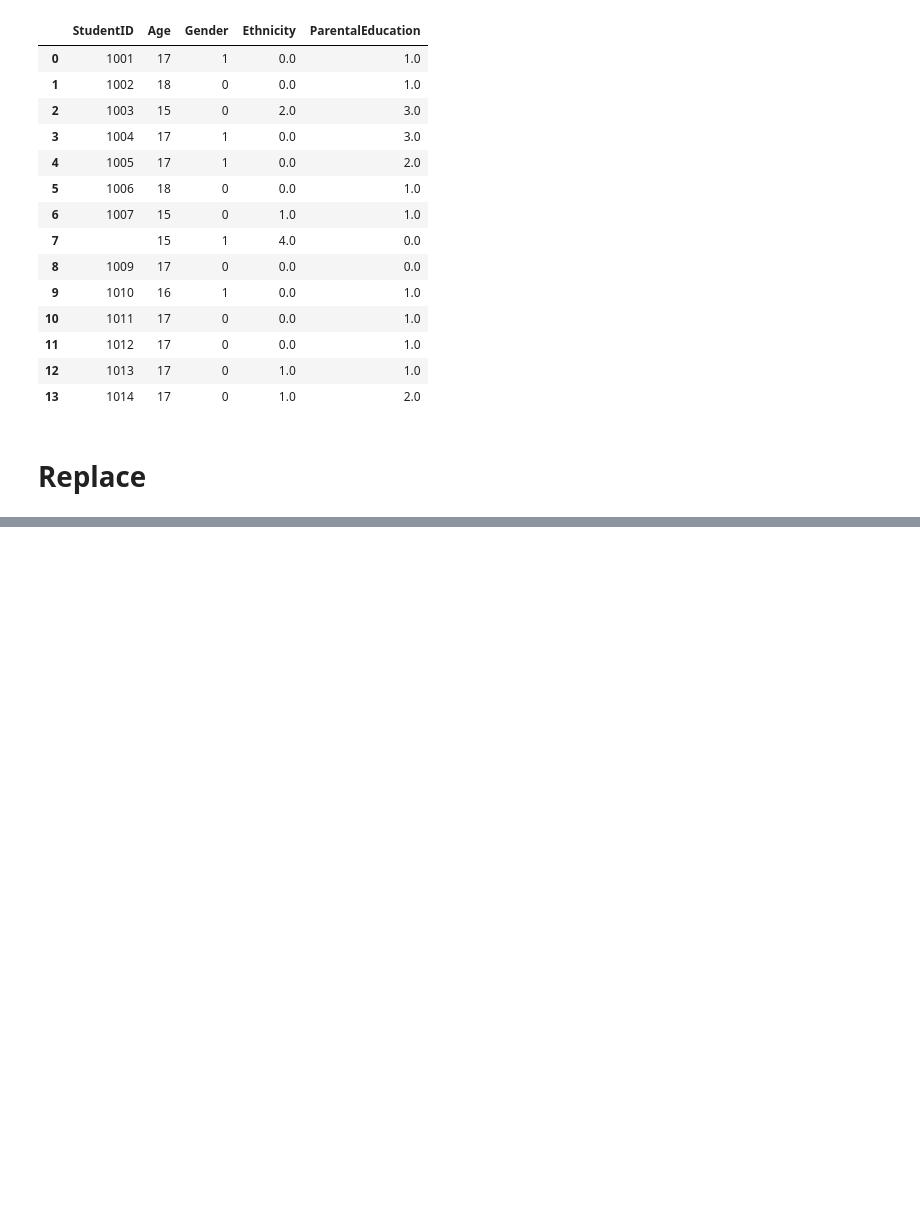
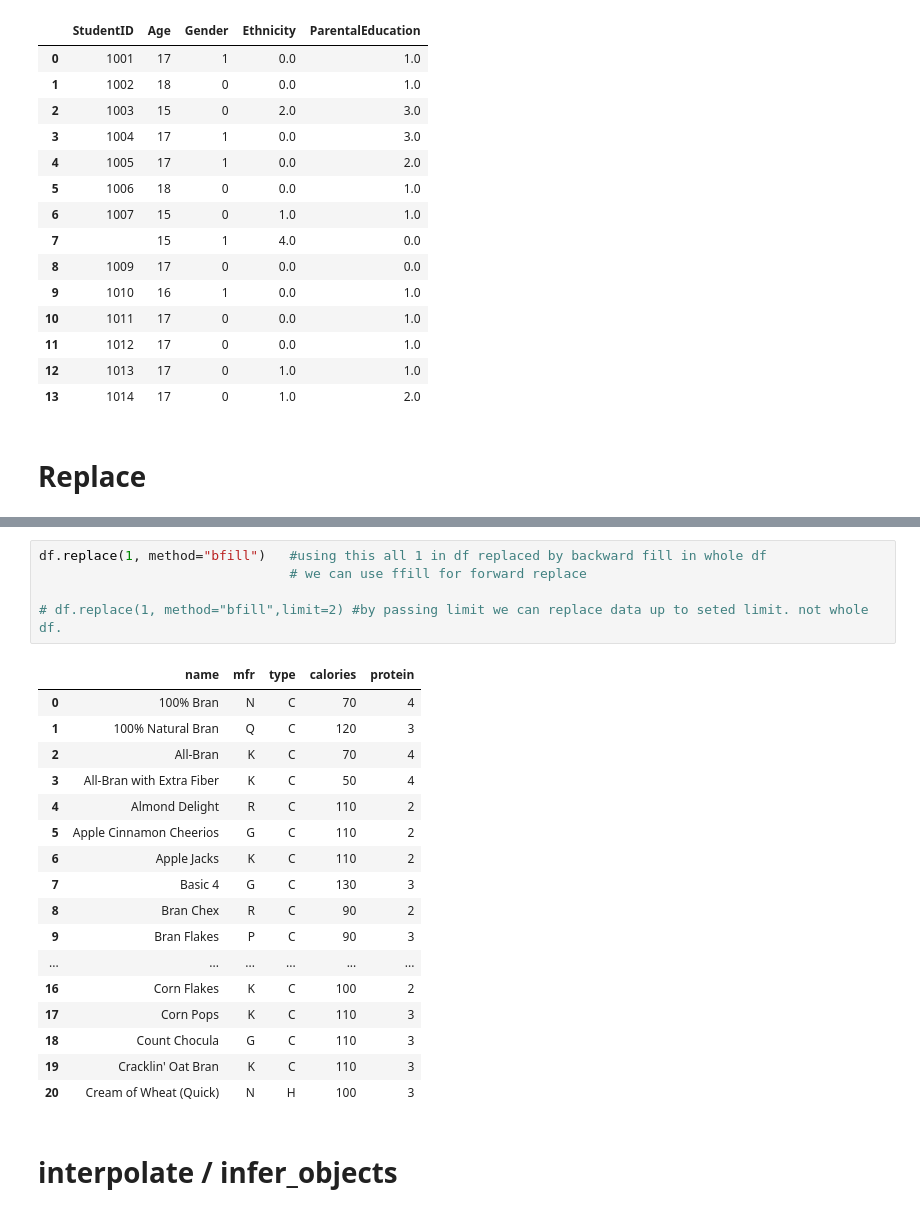
Before and after one commit to vinodsarwade/Pandas, a Jupyter notebook: Pandas.ipynb, the cells around one changed output, grey strips where cells are left out. Drawn from its saved outputs; the diff is of its cells as text; blank space fills up the shorter version.

```diff
--- a/Pandas.ipynb
+++ b/Pandas.ipynb
@@ -813,0 +872,25 @@ print(df)
+# %%
+df.replace(1, method="bfill")   #using this all 1 in df replaced by backward fill in whole df
+                                # we can use ffill for forward replace
+
+# df.replace(1, method="bfill",limit=2) #by passing limit we can replace data up to seted limit. not whole df.
+# %% [output]
+|  | name | mfr | type | calories | protein |
+| 0 | 100% Bran | N | C | 70 | 4 |
+| 1 | 100% Natural Bran | Q | C | 120 | 3 |
+| 2 | All-Bran | K | C | 70 | 4 |
+| 3 | All-Bran with Extra Fiber | K | C | 50 | 4 |
+| 4 | Almond Delight | R | C | 110 | 2 |
+| 5 | Apple Cinnamon Cheerios | G | C | 110 | 2 |
+| 6 | Apple Jacks | K | C | 110 | 2 |
+| 7 | Basic 4 | G | C | 130 | 3 |
+| 8 | Bran Chex | R | C | 90 | 2 |
+| 9 | Bran Flakes | P | C | 90 | 3 |
+| ... | ... | ... | ... | ... | ... |
+| 16 | Corn Flakes | K | C | 100 | 2 |
+| 17 | Corn Pops | K | C | 110 | 3 |
+| 18 | Count Chocula | G | C | 110 | 3 |
+| 19 | Cracklin' Oat Bran | K | C | 110 | 3 |
+| 20 | Cream of Wheat (Quick) | N | H | 100 | 3 |
+# %% [markdown]
+<h1>interpolate / infer_objects
```
Also changed, not shown: parts of 7 cells of this notebook, 5 other files.
